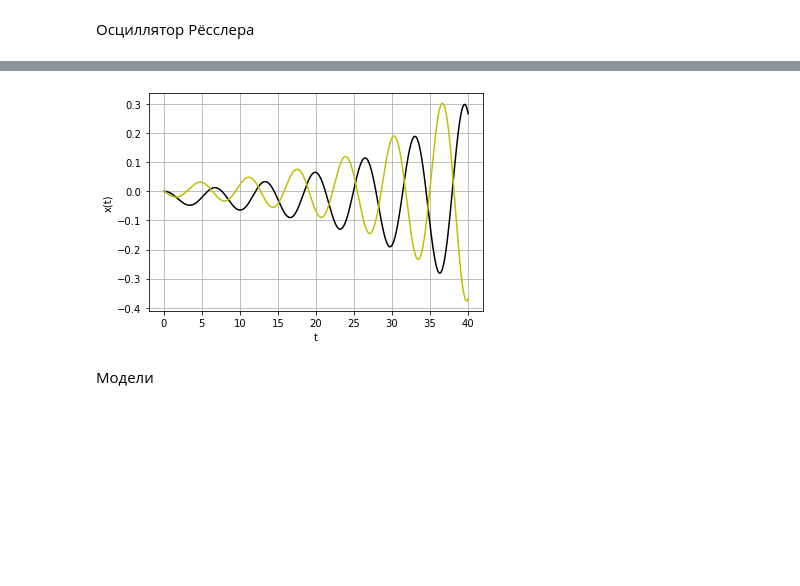
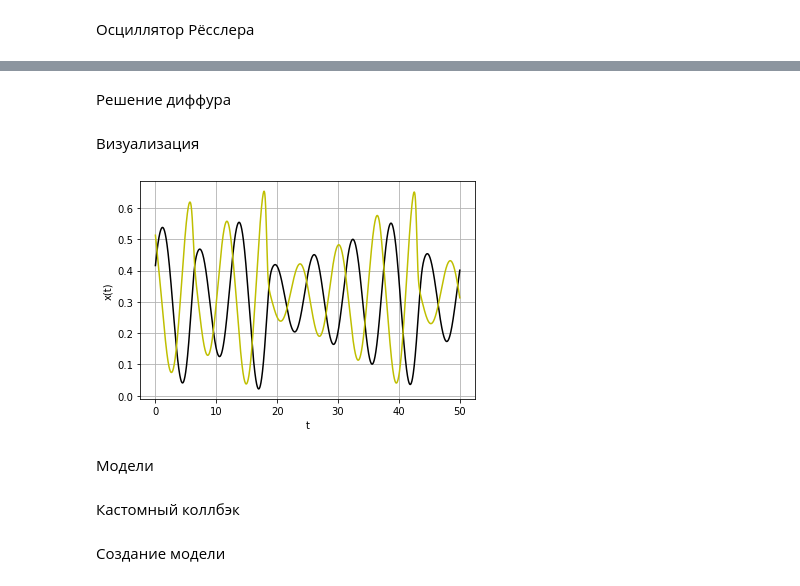
Before and after one commit to pakrentos/eeg_connectivity, a Jupyter notebook: RedArticle.ipynb, the cells around one changed output, grey strips where cells are left out. Drawn from its saved outputs; the diff is of its cells as text; code cells hidden in the pictures; blank space fills up the shorter version.

```diff
--- a/RedArticle.ipynb
+++ b/RedArticle.ipynb
@@ -41,11 +41,14 @@ def normalize(arr:np.array):
 a = 0.15
 p = 0.2
 c = 10
-fps = 150
+fps = 100
 start_time = 0
-end_time = 40
+end_time = 50
 omega = np.array([0.99, 0.95])
-epsylon = np.array([0, 0.03])
+epsylon = np.array([0, 0.15])
 idx = []
-for i in range(0, fps):
+for i in range(0, fps*(end_time-start_time)):
     idx.append(i)
+
+num_epochs = 50
+num_trains = 100
@@ -68,22 +73,35 @@ def rossler(t, vec: np.array):
     res[1:5:3] = omega*x + a*y
     res[2:6:3] = p + z*(x-c)
     return res
+# %% [markdown]
+Решение диффура
 # %%
 time=np.linspace(start_time, end_time, num=int(fps*end_time))
 z0 = np.zeros(6)
+z0[0] = 10
+z0[1] = 5
+z0[2] = 4
+z0[3] = 10
+z0[4] = 5
+z0[5] = 4
 res = ivp(rossler, (start_time,end_time), z0, t_eval=time)
 data = res['y']
 time = res['t']
 data = data.T
+data = normalize(data)
+# %%
+data = normalize(data)
+# %% [markdown]
+Визуализация
 # %%
-t = 40
+t = 100
 plt.plot(time[0:fps*t], data[0:fps*t, 4], 'k', label='Dependent system 2')
 plt.plot(time[0:fps*t], data[0:fps*t, 0], 'y', label='Independent system 1')
 plt.xlabel('t')
 plt.ylabel('x(t)')
 plt.grid()
 plt.show()
 # %% [output]
-[figure, old version]
+[figure, new version]
 # %% [markdown]
 Модели
@@ -91,0 +108,2 @@ num_epochs = 40
+# %% [markdown]
+Кастомный коллбэк
@@ -92,3 +159,5 @@ num_epochs = 40
+# %% [markdown]
+Создание модели
 # %%
 #Создание модели
 def baseline_model():
```
Also changed, not shown: parts of 23 cells of this notebook.
